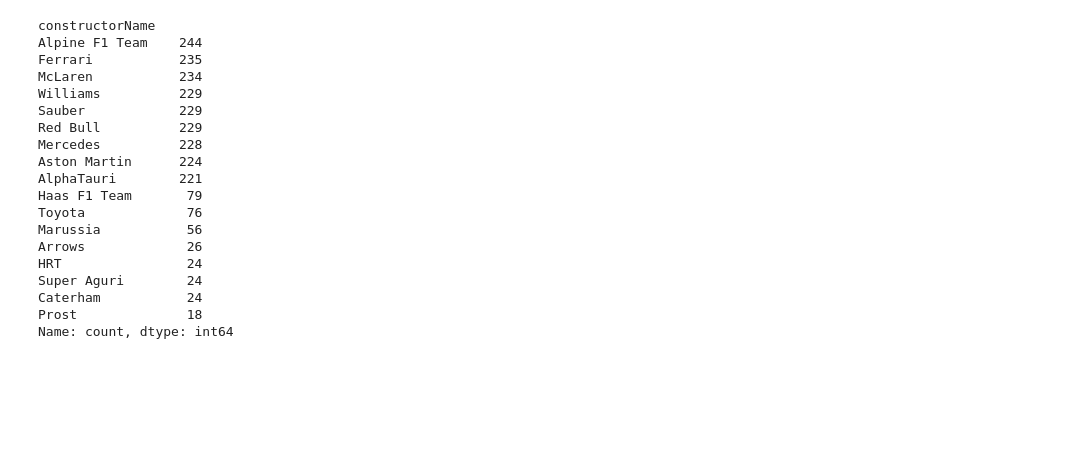
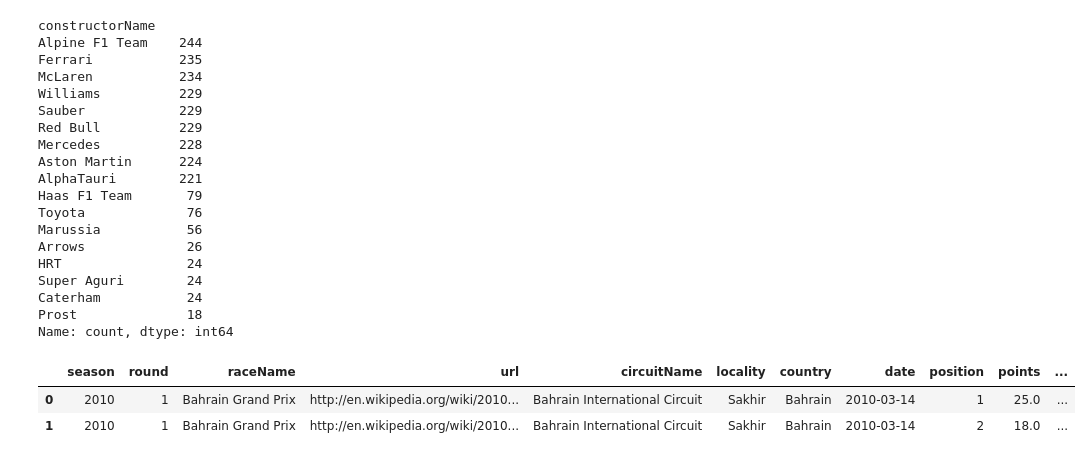
Before and after one commit to NandiniKodali988/F1-Through-Data, a Jupyter notebook: technical-details/data-cleaning/main.ipynb, the cells around one changed output. Cells and saved outputs as stored; diff of their text form; code cells hidden in the pictures; blank space fills up the shorter version.

Commit message:
driver name - clean

```diff
--- a/technical-details/data-cleaning/main.ipynb
+++ b/technical-details/data-cleaning/main.ipynb
@@ -466,3 +466,13 @@ Super Aguri        24
 Caterham           24
 Prost              18
 Name: count, dtype: int64
+# %%
+main_df['driverName'] = main_df['driverGivenName'] + " " + main_df['driverFamilyName']
+# %%
+main_df = main_df.drop(['driverGivenName','driverFamilyName'], axis = 1)
+# %%
+main_df.head(2)
+# %% [output]
+|  | season | round | raceName | url | circuitName | locality | country | date | position | points | ... |
+| 0 | 2010 | 1 | Bahrain Grand Prix | http://en.wikipedia.org/wiki/2010... | Bahrain International Circuit | Sakhir | Bahrain | 2010-03-14 | 1 | 25.0 | ... |
+| 1 | 2010 | 1 | Bahrain Grand Prix | http://en.wikipedia.org/wiki/2010... | Bahrain International Circuit | Sakhir | Bahrain | 2010-03-14 | 2 | 18.0 | ... |
```
